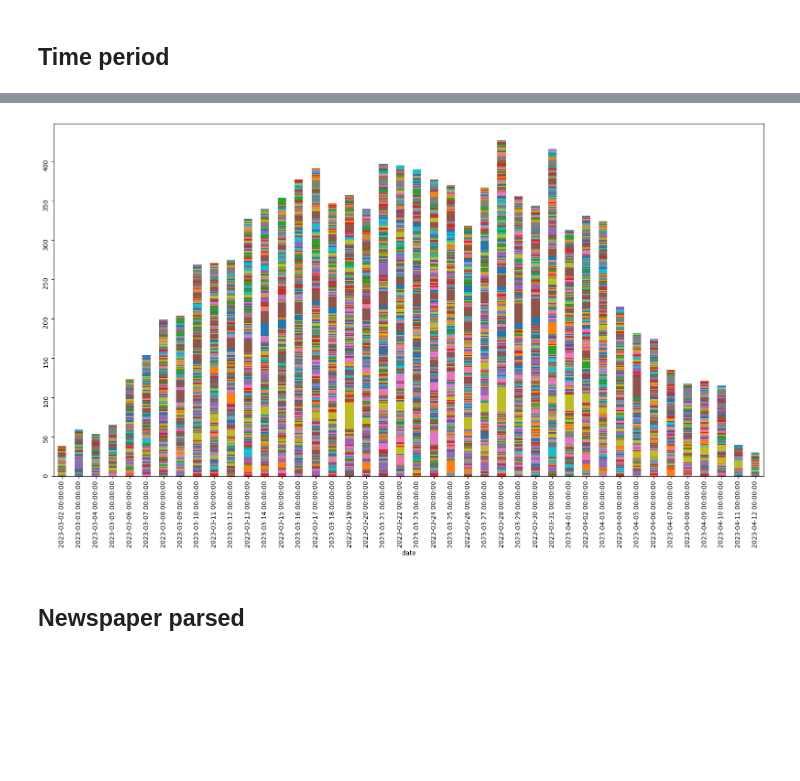
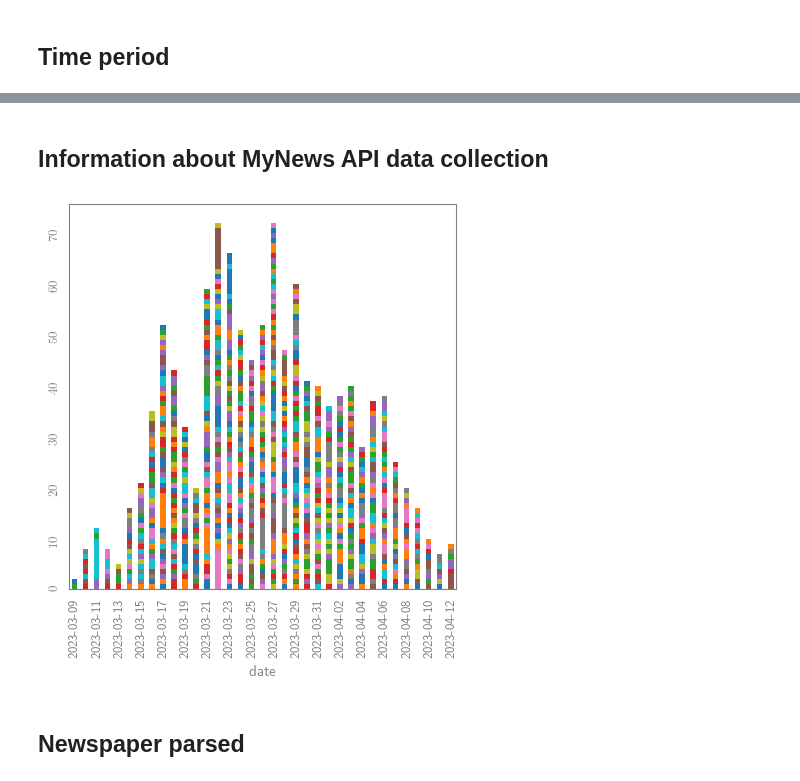
Before and after one commit to TeMU-BSC/iberifier, a Jupyter notebook: analysis/Descriptive stats.ipynb, the cells around one changed output, grey strips where cells are left out. Saved outputs shown, nothing was run; the diff lists cells and outputs as text; code cells hidden in the pictures; blank space fills up the shorter version.

```diff
--- a/analysis/Descriptive stats.ipynb
+++ b/analysis/Descriptive stats.ipynb
@@ -103,8 +359,12 @@ rename_cols = {'_id.$oid': 'db_id',
 
 df_mynews = df_mynews.rename(columns=rename_cols)
 
+# Mask and create the eval df
+mask_mynews =  df_mynews['fact_id'].isin(list_fact_id_eval)
+df_mynews['eval'] = mask_mynews
+
 # Convert datetime object
-df_mynews['date'] = df_mynews['date'].astype('datetime64[ns]')
+df_mynews['date'] = df_mynews['date'].astype('datetime64[ns]').dt.date
 
 df_mynews.head(1)
 # %% [output]
@@ -206,0 +481,17 @@ plt.show()
+# %%
+# Filtering or not
+sample = 'topic_relation' # 'eval' on_topic
+
+if sample == 'eval':
+    df_iberifier = df_iberifier[df_iberifier['eval'] == True]
+    df_keywords = df_keywords[df_keywords['eval'] == True]
+    df_mynews = df_mynews[df_mynews['eval'] == True]
+    df_tweets = df_tweets[df_tweets['eval'] == True]
+
+elif sample == 'topic_relation':
+    df_mynews = df_mynews[df_mynews['topic_relation'].notnull()]
+    df_tweets = df_tweets[df_tweets['claim_relation'].notnull()]
+
+elif sample == 'on_topic':
+    df_mynews = df_mynews[df_mynews['topic_relation'] == 'on-topic']
+    df_tweets = df_tweets[df_tweets['claim_relation'] == 'on-claim']
@@ -207,12 +1098,26 @@ plt.show()
+# %% [markdown]
+## Information about MyNews API data collection
 # %%
-fig, ax = plt.subplots(figsize=(20, 10))
+sns.set_style("white")
+fig, ax = plt.subplots()
+
 df_mynews.groupby([df_mynews['date'], df_mynews['Newspaper']]).size().unstack().plot.bar(stacked=True,
-                                                                                                 ax=ax, legend=False)
-ax.xaxis.set_major_locator(mdates.DayLocator())
+                                                                                         ax=ax,
+                                                                                         linewidth=0,
+                                                                                         legend=False)
+ax.xaxis.set_major_locator(mdates.DayLocator(interval=2))
 ax.tick_params(rotation=90)
+
+
+#plt.tight_layout()
+
+filename = f'newspaper_overtime_cat'
+save_plot(fig, ax, filename, sample)
+
+#plt.savefig('./plots/newspaper_overtime.png', bbox_inches='tight')
 plt.show()
 # %% [output]
-[figure, old version]
+[figure, new version]
 # %% [markdown]
 ## Newspaper parsed
 # %%
```
Also changed, not shown: parts of 180 cells of this notebook.
